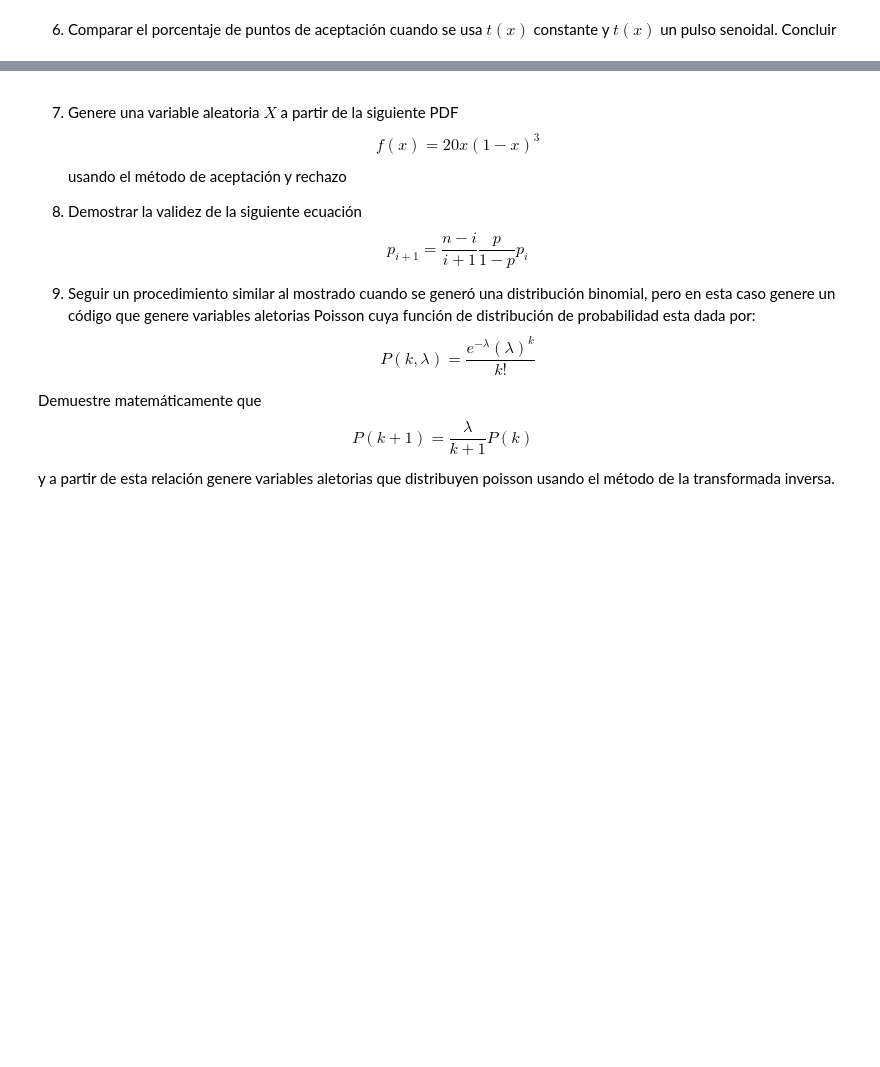
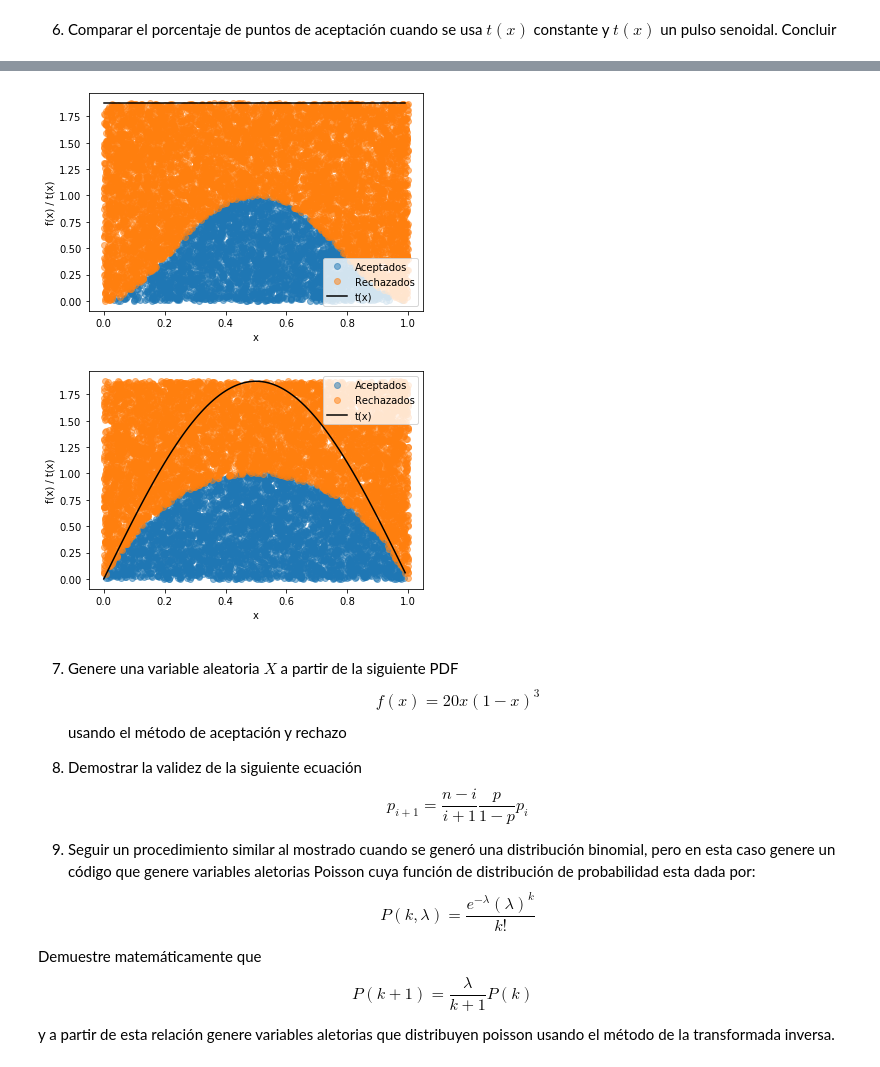
Before and after one commit to alexsserrano/Tarea5_ASerrano_CNavarro, a Jupyter notebook: Tarea5_ASerrano_CNavarro.ipynb, the cells around one changed output, grey strips where cells are left out. Drawn from its saved outputs; the diff is of its cells as text; code cells hidden in the pictures; blank space fills up the shorter version.

```diff
--- a/Tarea5_ASerrano_CNavarro.ipynb
+++ b/Tarea5_ASerrano_CNavarro.ipynb
@@ -31,3 +198,47 @@ Responda los siguientes literales:
+# %%
+#Pregunta 6
+def aceptacion_rechazo(N, f, t, x_min, x_max):
+    # Encuentra el máximo de f en el rango dado
+    max_f = f(optimize.fmin(lambda x: -f(x), (x_max - x_min) / 2, disp=False))
+
+    # Genera puntos aleatorios en el rango dado
+    X = np.random.uniform(x_min, x_max, N)
+
+    # Genera puntos aleatorios en el rectángulo t(x) x max_f
+    U = np.random.uniform(0, max_f, N)
+
+    # Evalúa f(x) y t(x) en los puntos aleatorios
+    fx = f(X)
+    tx = t(X)
+
+    # Evalúa la condición de aceptación y rechazo
+    accept = U < fx / tx
+
+    # Grafica los puntos aceptados y rechazados
+    plt.plot(X[accept], U[accept], 'o', alpha=0.5, label='Aceptados')
+    plt.plot(X[~accept], U[~accept], 'o', alpha=0.5, label='Rechazados')
+    plt.plot(np.arange(x_min, x_max, 0.01), t(np.arange(x_min, x_max, 0.01)), 'k-', label='t(x)')
+    plt.xlabel('x')
+    plt.ylabel('f(x) / t(x)')
+    plt.legend()
+    plt.show()
+
+# Ejemplo 1: t(x) constante
+f = lambda x: 30 * (x**2 - 2*x**3 + x**4)
+t = lambda x: np.ones_like(x) * max_f
+x_min, x_max = 0, 1
+N = 10000
+aceptacion_rechazo(N, f, t, x_min, x_max)
+
+# Ejemplo 2: t(x) un pulso senoidal
+f = lambda x: 30 * (x**2 - 2*x**3 + x**4)
+t = lambda x: max_f * np.sin(np.pi * x)
+x_min, x_max = 0, 1
+N = 10000
+aceptacion_rechazo(N, f, t, x_min, x_max)
+# %% [output]
+[figure, added]
+[figure, added]
 # %% [markdown]
 7. Genere una variable aleatoria $X$ a partir de la siguiente PDF
 $$f(x)=20x(1-x)^3$$
```
Also changed, not shown: parts of 11 cells of this notebook.
